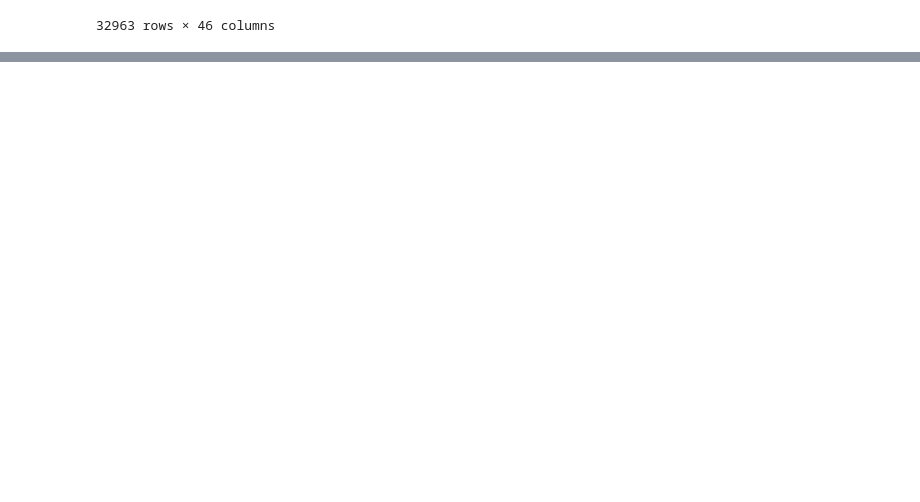
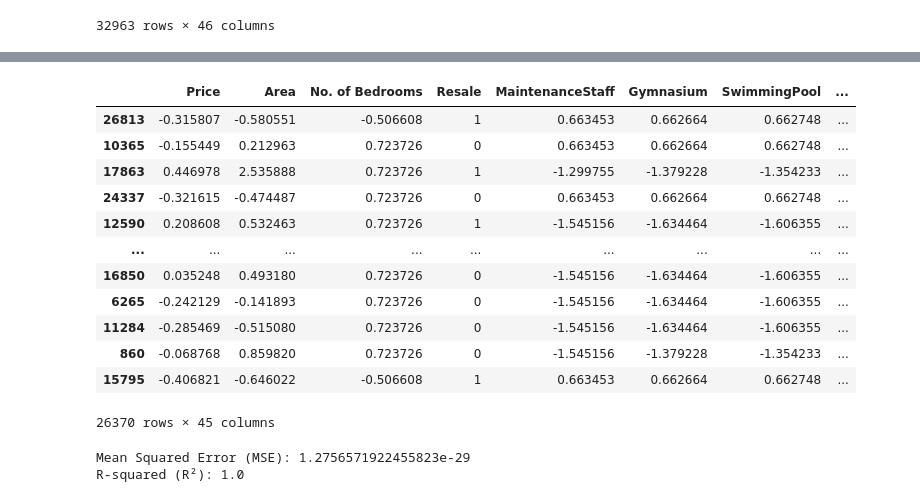
Before and after one commit to invincibleSachi/MachineLearning, a Jupyter notebook: ml/linear_regression/housing_price_pred_india.ipynb, the cells around one changed output, grey strips where cells are left out. Saved outputs shown, nothing was run; the diff lists cells and outputs as text; code cells hidden in the pictures; blank space fills up the shorter version.

```diff
--- a/ml/linear_regression/housing_price_pred_india.ipynb
+++ b/ml/linear_regression/housing_price_pred_india.ipynb
@@ -108,0 +110,35 @@ df_processed
+# %%
+from sklearn.model_selection import train_test_split
+X_train, X_test, Y_train, Y_test = train_test_split(X, Y, test_size=0.2, random_state=42)
+X_train
+# %% [output]
+|  | Price | Area | No. of Bedrooms | Resale | MaintenanceStaff | Gymnasium | SwimmingPool | ... |
+| 26813 | -0.315807 | -0.580551 | -0.506608 | 1 | 0.663453 | 0.662664 | 0.662748 | ... |
+| 10365 | -0.155449 | 0.212963 | 0.723726 | 0 | 0.663453 | 0.662664 | 0.662748 | ... |
+| 17863 | 0.446978 | 2.535888 | 0.723726 | 1 | -1.299755 | -1.379228 | -1.354233 | ... |
+| 24337 | -0.321615 | -0.474487 | 0.723726 | 0 | 0.663453 | 0.662664 | 0.662748 | ... |
+| 12590 | 0.208608 | 0.532463 | 0.723726 | 1 | -1.545156 | -1.634464 | -1.606355 | ... |
+| ... | ... | ... | ... | ... | ... | ... | ... | ... |
+| 16850 | 0.035248 | 0.493180 | 0.723726 | 0 | -1.545156 | -1.634464 | -1.606355 | ... |
+| 6265 | -0.242129 | -0.141893 | 0.723726 | 0 | -1.545156 | -1.634464 | -1.606355 | ... |
+| 11284 | -0.285469 | -0.515080 | 0.723726 | 0 | -1.545156 | -1.634464 | -1.606355 | ... |
+| 860 | -0.068768 | 0.859820 | 0.723726 | 0 | -1.545156 | -1.379228 | -1.354233 | ... |
+| 15795 | -0.406821 | -0.646022 | -0.506608 | 1 | 0.663453 | 0.662664 | 0.662748 | ... |
+26370 rows × 45 columns
+# %%
+from sklearn.linear_model import LinearRegression
+from sklearn.metrics import mean_squared_error,r2_score,roc_curve
+model=LinearRegression()
+model.fit(X_train,Y_train)
+y_pred=model.predict(X_test)
+
+
+mse = mean_squared_error(Y_test, y_pred)
+r2 = r2_score(Y_test, y_pred)
+
+# Output the performance metrics
+print(f"Mean Squared Error (MSE): {mse}")
+print(f"R-squared (R²): {r2}")
+# %% [output]
+Mean Squared Error (MSE): 1.2756571922455823e-29
+R-squared (R²): 1.0
```
Also changed, not shown: parts of 7 cells of this notebook, 2 other files.
